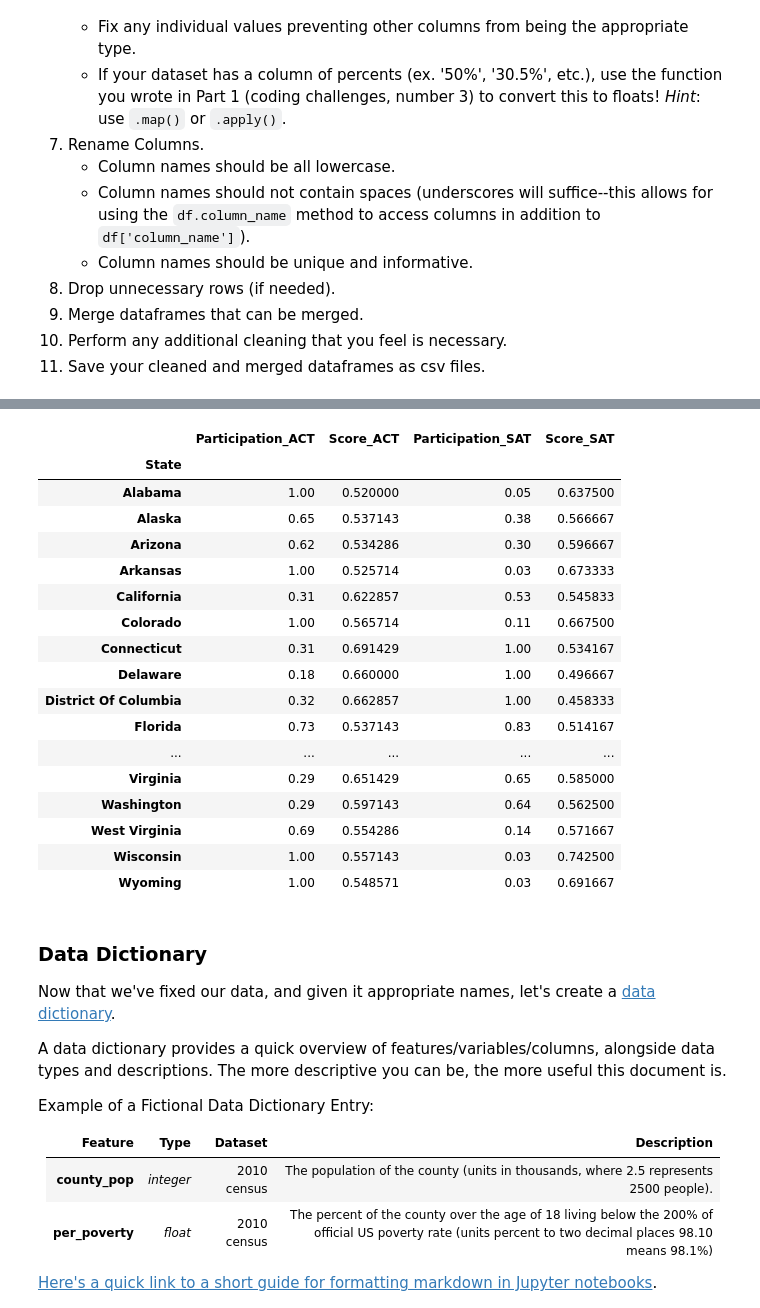
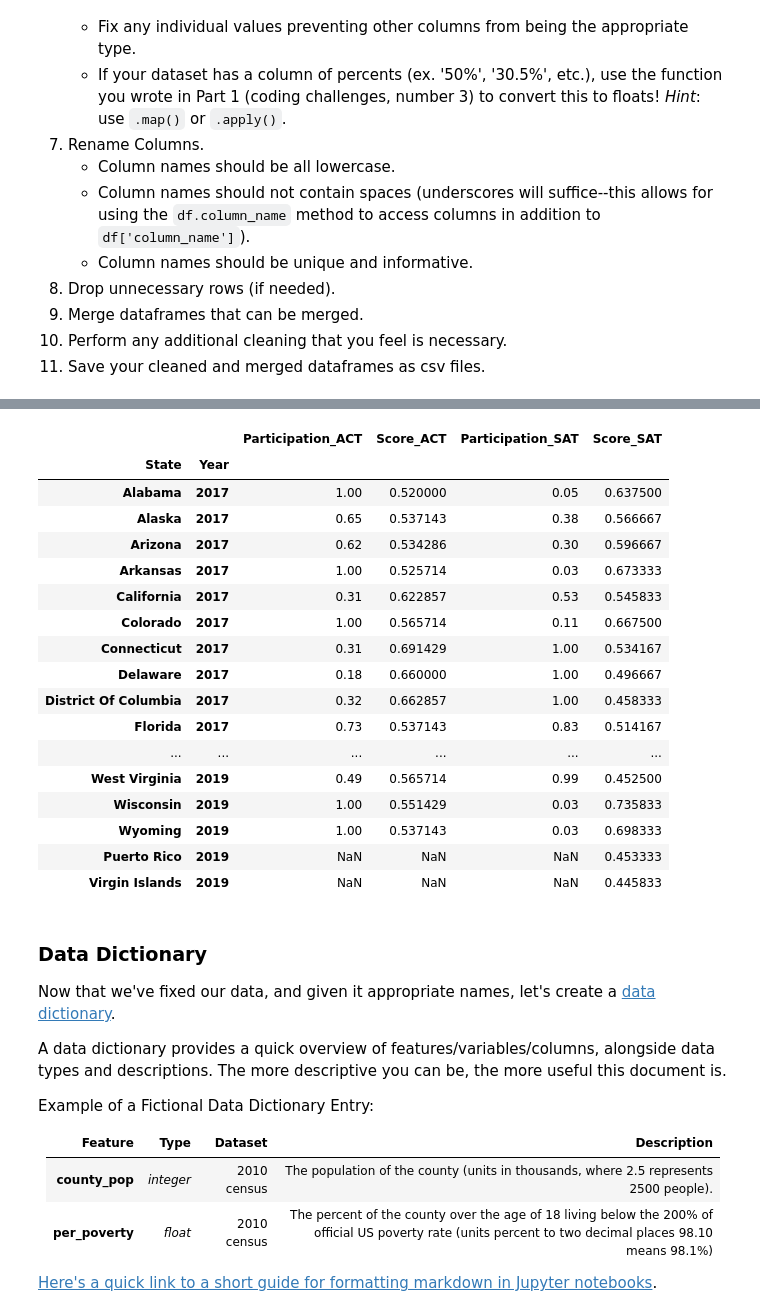
Before and after one commit to garyfoohw/GA_DSIF_project_1, a Jupyter notebook: code/starter-code.ipynb, the cells around one changed output, grey strips where cells are left out. Drawn from its saved outputs; the diff is of its cells as text; code cells hidden in the pictures.

```diff
--- a/code/starter-code.ipynb
+++ b/code/starter-code.ipynb
@@ -229,6 +251,4 @@ dfs=[df_act[i].merge(right=df_sat[i],how="outer",on="State",suffixes=["_ACT","_S
 # %%
 #set state as index and rename column to ACT and SAT accordingly
-for i in range(n_years):
-    dfs[i].set_index("State",inplace=True)
-    dfs[i].rename(columns={"Composite":"Score_ACT","Total":"Score_SAT"},inplace=True)
-dfs[0].dtypes
+df.set_index(["State","Year"],inplace=True)
+df.rename(columns={"Composite":"Score_ACT","Total":"Score_SAT"},inplace=True)
@@ -249,7 +263,7 @@ def try_float(x):
     return: float decimal or NaN
     '''
     try:
-        value = float(x)/100
+        value = remove_percentage_sign(str(x))
         if (value > 1) | (value < 0):
             return np.nan
         return value
@@ -258,11 +272,9 @@ def try_float(x):
 # %%
 #remove percentage sign from participation rates and attempt to cast to float
 
-for i in range(n_years):
-    participations=['Participation_ACT','Participation_SAT']
-    for part in participations:
-        dfs[i][part]=dfs[i][part].astype(str).str.replace("%","")
-        dfs[i][part]=dfs[i][part].map(try_float)
+participations=['Participation_ACT','Participation_SAT']
+for part in participations:
+    df[part]=df[part].map(try_float)
 # %%
 def normalize_act(x):
     '''
@@ -322,7 +334,6 @@ def normalize_sat(x):
 # %%
 #normalize ACT and SAT scores
 
-for i in range(n_years):
-    for score in scores:
-        dfs[i]['Score_ACT']=dfs[i]['Score_ACT'].map(normalize_act)
-        dfs[i]['Score_SAT']=dfs[i]['Score_SAT'].map(normalize_sat)
+# for i in range(n_years):
+df['Score_ACT']=df['Score_ACT'].map(normalize_act)
+df['Score_SAT']=df['Score_SAT'].map(normalize_sat)
@@ -371,24 +340,24 @@ dfs[1]
-# %%
-dfs[0]
-# %% [output]
-|  | Participation_ACT | Score_ACT | Participation_SAT | Score_SAT |
-| State |  |  |  |  |
-| Alabama | 1.00 | 0.520000 | 0.05 | 0.637500 |
-| Alaska | 0.65 | 0.537143 | 0.38 | 0.566667 |
-| Arizona | 0.62 | 0.534286 | 0.30 | 0.596667 |
-| Arkansas | 1.00 | 0.525714 | 0.03 | 0.673333 |
-| California | 0.31 | 0.622857 | 0.53 | 0.545833 |
-| Colorado | 1.00 | 0.565714 | 0.11 | 0.667500 |
-| Connecticut | 0.31 | 0.691429 | 1.00 | 0.534167 |
-| Delaware | 0.18 | 0.660000 | 1.00 | 0.496667 |
-| District Of Columbia | 0.32 | 0.662857 | 1.00 | 0.458333 |
-| Florida | 0.73 | 0.537143 | 0.83 | 0.514167 |
-| ... | ... | ... | ... | ... |
-| Virginia | 0.29 | 0.651429 | 0.65 | 0.585000 |
-| Washington | 0.29 | 0.597143 | 0.64 | 0.562500 |
-| West Virginia | 0.69 | 0.554286 | 0.14 | 0.571667 |
-| Wisconsin | 1.00 | 0.557143 | 0.03 | 0.742500 |
-| Wyoming | 1.00 | 0.548571 | 0.03 | 0.691667 |
+# %%
+df
+# %% [output]
+|  |  | Participation_ACT | Score_ACT | Participation_SAT | Score_SAT |
+| State | Year |  |  |  |  |
+| Alabama | 2017 | 1.00 | 0.520000 | 0.05 | 0.637500 |
+| Alaska | 2017 | 0.65 | 0.537143 | 0.38 | 0.566667 |
+| Arizona | 2017 | 0.62 | 0.534286 | 0.30 | 0.596667 |
+| Arkansas | 2017 | 1.00 | 0.525714 | 0.03 | 0.673333 |
+| California | 2017 | 0.31 | 0.622857 | 0.53 | 0.545833 |
+| Colorado | 2017 | 1.00 | 0.565714 | 0.11 | 0.667500 |
+| Connecticut | 2017 | 0.31 | 0.691429 | 1.00 | 0.534167 |
+| Delaware | 2017 | 0.18 | 0.660000 | 1.00 | 0.496667 |
+| District Of Columbia | 2017 | 0.32 | 0.662857 | 1.00 | 0.458333 |
+| Florida | 2017 | 0.73 | 0.537143 | 0.83 | 0.514167 |
+| ... | ... | ... | ... | ... | ... |
+| West Virginia | 2019 | 0.49 | 0.565714 | 0.99 | 0.452500 |
+| Wisconsin | 2019 | 1.00 | 0.551429 | 0.03 | 0.735833 |
+| Wyoming | 2019 | 1.00 | 0.537143 | 0.03 | 0.698333 |
+| Puerto Rico | 2019 | NaN | NaN | NaN | 0.453333 |
+| Virgin Islands | 2019 | NaN | NaN | NaN | 0.445833 |
 # %% [markdown]
 ### Data Dictionary
 
```
Also changed, not shown: parts of 10 cells of this notebook.
